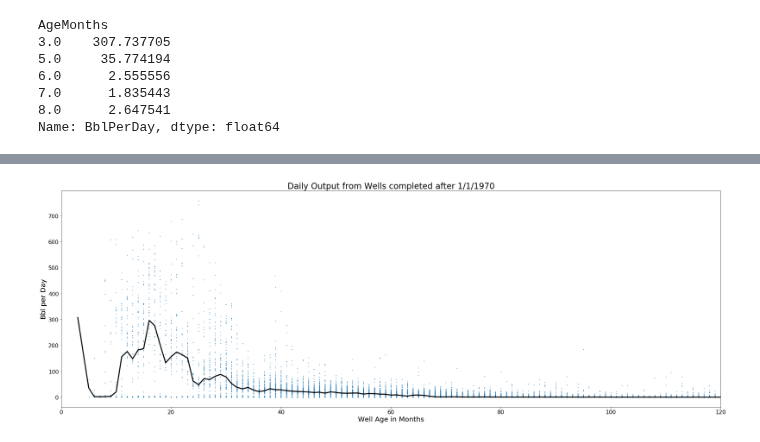
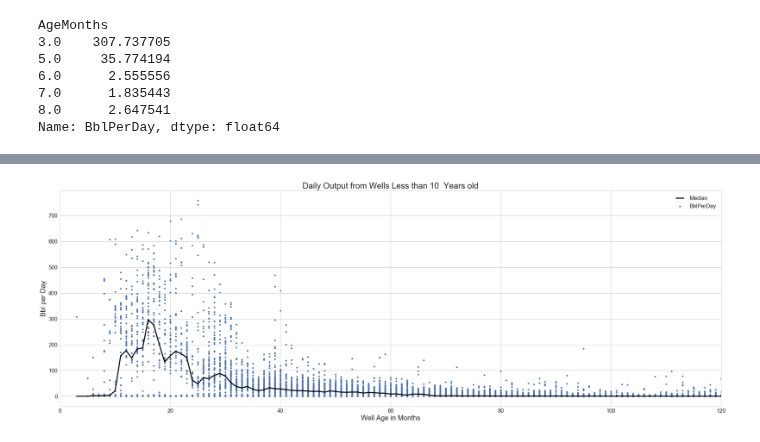
Before and after one commit to focods/geospatial, a Jupyter notebook: OilWellAge.ipynb, the cells around one changed output, grey strips where cells are left out. Saved outputs shown, nothing was run; the diff lists cells and outputs as text; code cells hidden in the pictures.

Commit message:
Median by MonthAge

```diff
--- a/OilWellAge.ipynb
+++ b/OilWellAge.ipynb
@@ -117,3 +117,7 @@ AgeMonths
 7.0      1.835443
 8.0      2.647541
 Name: BblPerDay, dtype: float64
+# %%
+#first two points look anomalous, so zero them out!!
+prod_med.iloc[0:2] = 0
+prod_med.head()
@@ -120,12 +137,13 @@ Name: BblPerDay, dtype: float64
 # %%
 f = plt.figure(figsize=(28,10))
 ax = plt.subplot()
 ax.set_xlim(0,120)
-plt.scatter(oil_df.AgeMonths, oil_df.BblPerDay, s=1)
-plt.title('Daily Output from Wells completed after 1/1/1970')
+plt.scatter(oil_df.AgeMonths, oil_df.BblPerDay, s=20)
+plt.title('Daily Output from Wells Less than 10  Years old')
 plt.ylabel('Bbl per Day')
 plt.xlabel('Well Age in Months')
-plt.plot(prod_med.index, prod_med.values,color='black')
+plt.plot(prod_med.index, prod_med.values,color='black',label='Median')
+plt.legend(numpoints=2,fontsize=16,markerscale=1, facecolor="white",framealpha=1)
 plt.tight_layout()
 # %% [output]
-[figure, old version]
+[figure, new version]
```
Also changed, not shown: parts of 3 cells of this notebook.
